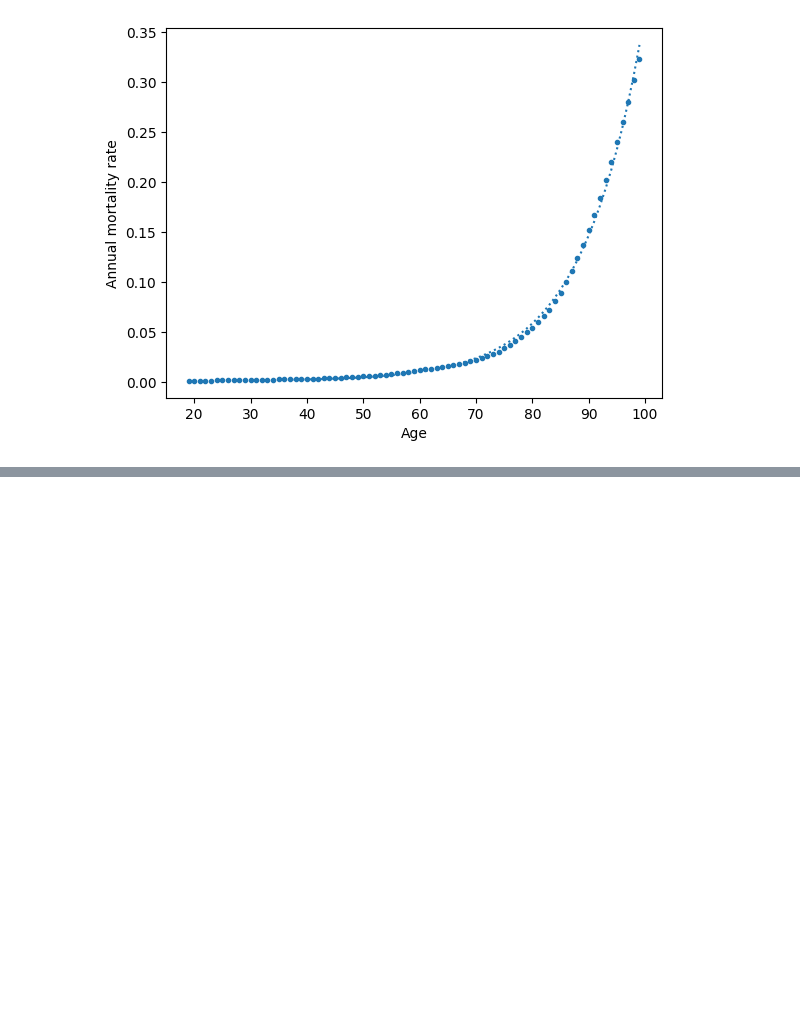
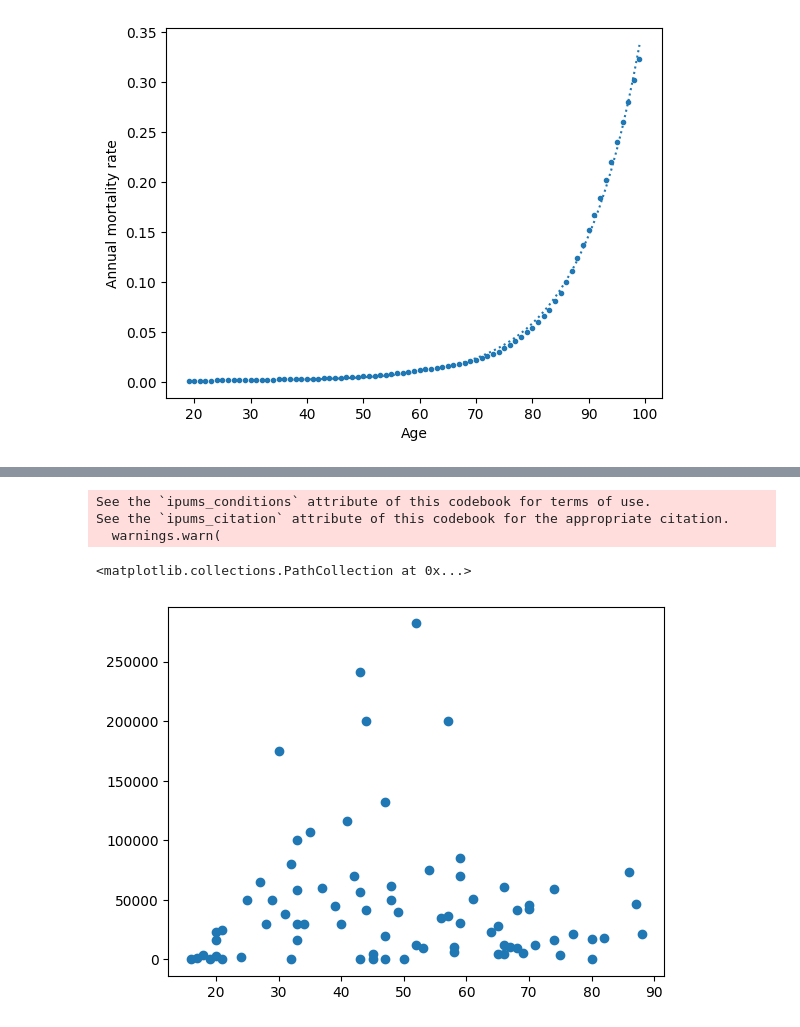
Before and after one commit to dabslee/Kidney_Analysis, a Jupyter notebook: transplant_market/givers.ipynb, the cells around one changed output, grey strips where cells are left out. Cells and saved outputs as stored; diff of their text form; code cells hidden in the pictures; blank space fills up the shorter version.

```diff
--- a/transplant_market/givers.ipynb
+++ b/transplant_market/givers.ipynb
@@ -91,0 +160,39 @@ plt.show()
+# %%
+ipums_usa_data = readers.read_microdata(
+    ddi=readers.read_ipums_ddi("C:/Users/brand/Desktop/STAR_Delimited/IPUMS Population Data/nhis_00001.dat/usa_00005.xml"),
+    filename="C:/Users/brand/Desktop/STAR_Delimited/IPUMS Population Data/nhis_00001.dat/usa_00005.dat",
+)
+# %% [output]
+See the `ipums_conditions` attribute of this codebook for terms of use.
+See the `ipums_citation` attribute of this codebook for the appropriate citation.
+  warnings.warn(
+# %%
+ipums_usa_data = ipums_usa_data.replace({
+    "INCTOT" : {
+        9999998 : np.nan,
+        9999999 : np.nan,
+    },
+    "SEX" : {
+        9 : np.nan,
+    },
+    "AGE" : {
+        999 : np.nan,
+    },
+    "HISPAN" : {
+        9 : np.nan,
+    },
+    "EDUC" : {
+        99 : np.nan,
+    }
+})
+ipums_usa_data["IS_MALE"] = (ipums_usa_data["SEX"] == "Male")
+ipums_usa_data["IS_WHITE"] = (ipums_usa_data["RACE"] == 1) & (ipums_usa_data["HISPAN"] == 0)
+ipums_usa_data["IS_BLACK"] = (ipums_usa_data["RACE"] == 2) & (ipums_usa_data["HISPAN"] == 0)
+ipums_usa_data["IS_HISPANIC"] = (ipums_usa_data["HISPAN"] != 0)
+ipums_usa_data["ATTENDED_COLLEGE"] = (ipums_usa_data["EDUC"] >= 7)
+# %%
+random_indices = np.random.randint(ipums_usa_data.shape[0], size=100)
+plt.scatter(ipums_usa_data["AGE"][random_indices].astype(float), ipums_usa_data["INCTOT"][random_indices].astype(float))
+# %% [output]
+<matplotlib.collections.PathCollection at 0x...>
+[figure, added]
```
Also changed, not shown: parts of 11 cells of this notebook, 4 other files.
